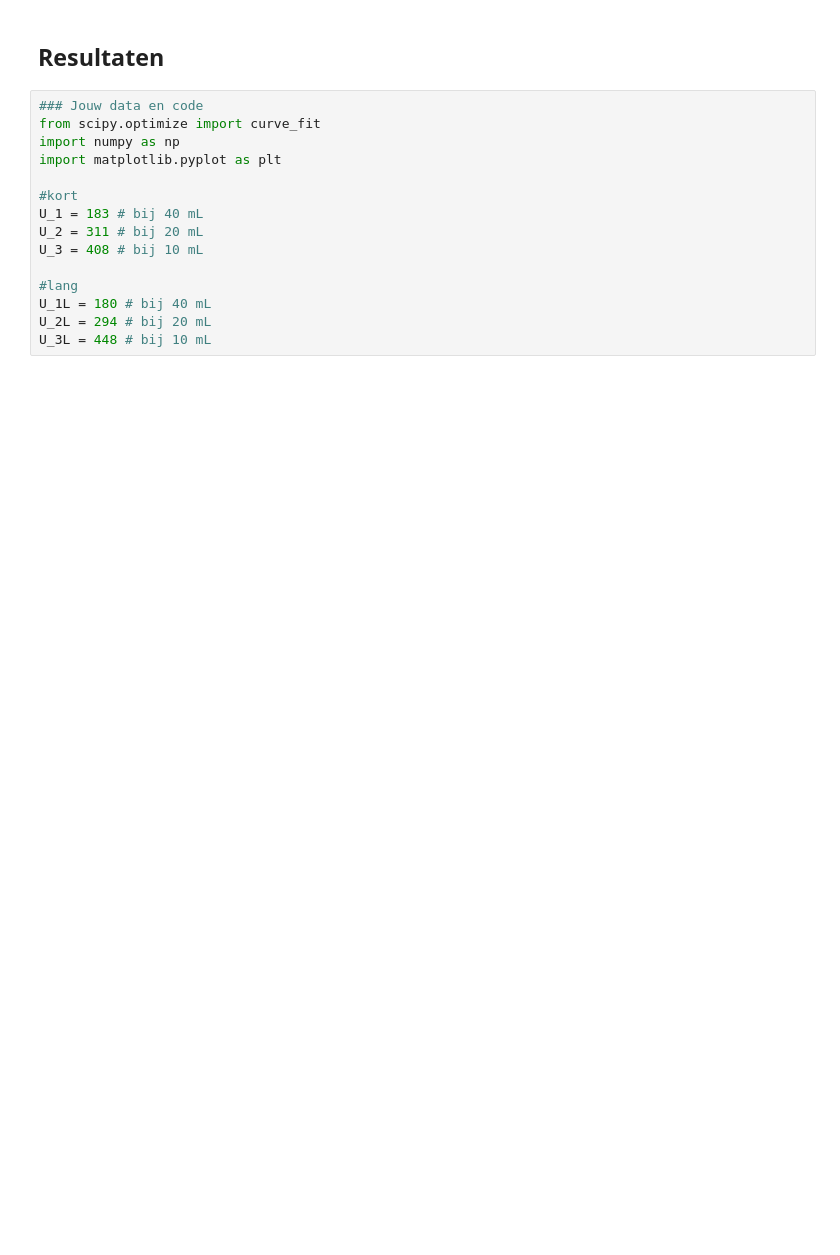
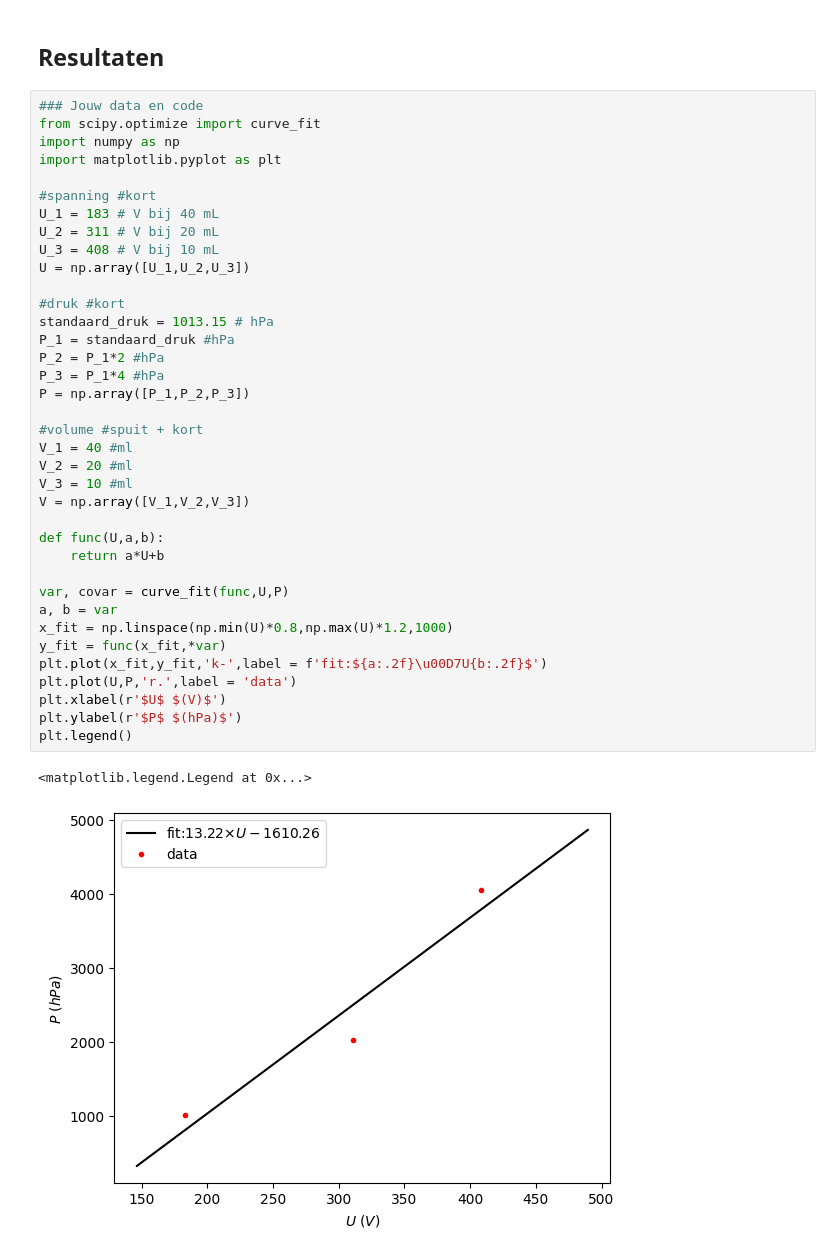
Before and after one commit to blubbertTUDelft/463, a Jupyter notebook: Content/Labs/druksensorijken.ipynb, the cells around one changed output. Drawn from its saved outputs; the diff is of its cells as text; blank space fills up the shorter version.

Commit message:
Data analyse druk

```diff
--- a/Content/Labs/druksensorijken.ipynb
+++ b/Content/Labs/druksensorijken.ipynb
@@ -69,15 +80,40 @@ Maak gebruik van een systematische fout in het volume om het volume van de tube
 # %%
 ### Jouw data en code
 from scipy.optimize import curve_fit
 import numpy as np
 import matplotlib.pyplot as plt
 
-#kort
-U_1 = 183 # bij 40 mL
-U_2 = 311 # bij 20 mL
-U_3 = 408 # bij 10 mL
+#spanning #kort
+U_1 = 183 # V bij 40 mL
+U_2 = 311 # V bij 20 mL
+U_3 = 408 # V bij 10 mL
+U = np.array([U_1,U_2,U_3])
 
-#lang
-U_1L = 180 # bij 40 mL
-U_2L = 294 # bij 20 mL
-U_3L = 448 # bij 10 mL
+#druk #kort
+standaard_druk = 1013.15 # hPa
+P_1 = standaard_druk #hPa
+P_2 = P_1*2 #hPa
+P_3 = P_1*4 #hPa
+P = np.array([P_1,P_2,P_3])
+
+#volume #spuit + kort
+V_1 = 40 #ml
+V_2 = 20 #ml
+V_3 = 10 #ml
+V = np.array([V_1,V_2,V_3])
+
+def func(U,a,b):
+    return a*U+b
+
+var, covar = curve_fit(func,U,P)
+a, b = var
+x_fit = np.linspace(np.min(U)*0.8,np.max(U)*1.2,1000)
+y_fit = func(x_fit,*var)
+plt.plot(x_fit,y_fit,'k-',label = f'fit:${a:.2f}\u00D7U{b:.2f}$')
+plt.plot(U,P,'r.',label = 'data')
+plt.xlabel(r'$U$ $(V)$')
+plt.ylabel(r'$P$ $(hPa)$')
+plt.legend()
+# %% [output]
+<matplotlib.legend.Legend at 0x...>
+[figure, added]
```
Also changed, not shown: parts of 2 cells of this notebook.
